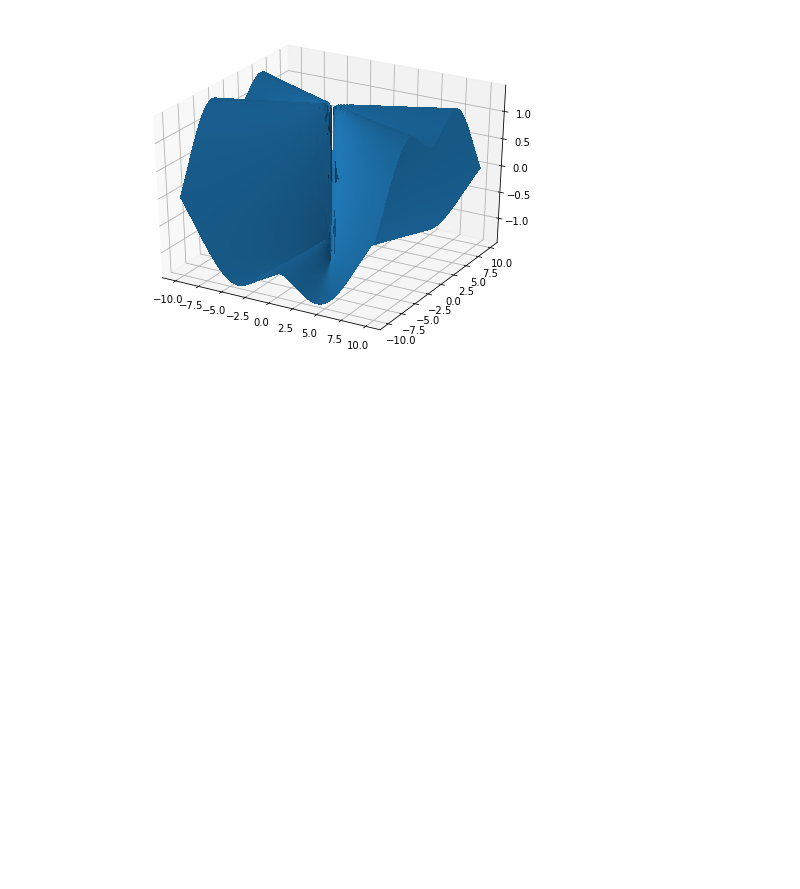
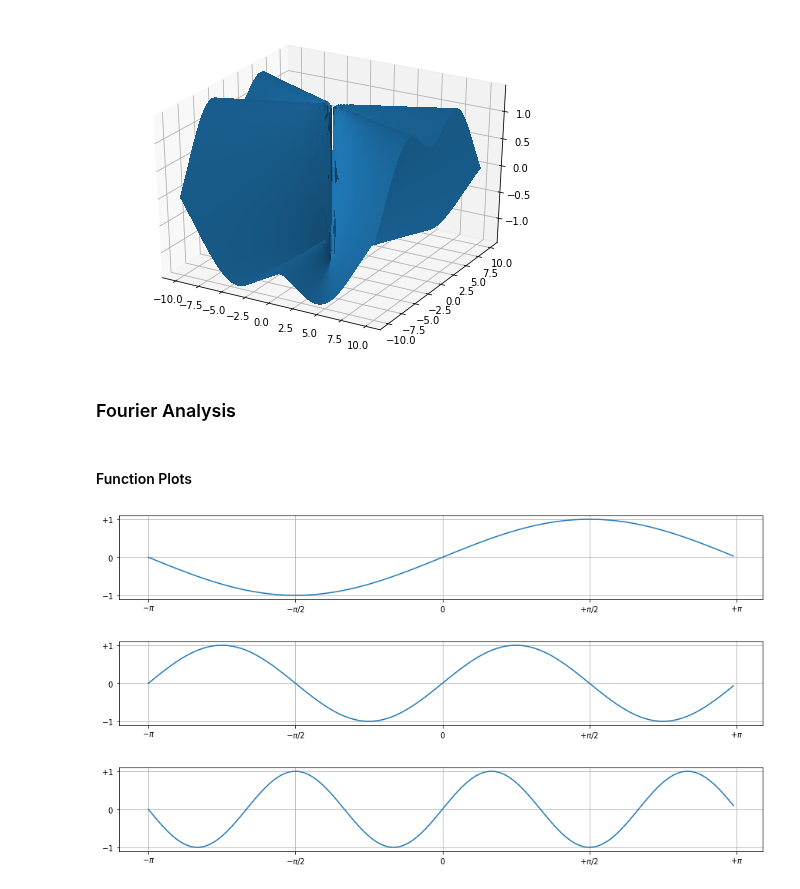
Before and after one commit to apefind/math, a Jupyter notebook: jupyter/calculus.ipynb, the cells around one changed output. Drawn from its saved outputs; the diff is of its cells as text; code cells hidden in the pictures; blank space fills up the shorter version.

```diff
--- a/jupyter/calculus.ipynb
+++ b/jupyter/calculus.ipynb
@@ -73,3 +77,33 @@ plot_mapping(lambdify((x, y), u.diff(y).diff(x), modules='numpy'),
              s=s)
 # %% [output]
 [figure]
+# %% [markdown]
+### Fourier Analysis
+# %% [markdown]
+#### Function Plots
+# %%
+def plot_periodic_function(f, s=0.05, size=(15, 2)):
+    X = np.arange(-np.pi, np.pi, s)
+    Y = f(X)
+    fig, ax = plot.subplots()
+    fig.set_size_inches(*size)
+    ax.plot(X, Y)
+    ax.grid()
+    plot.xticks([-np.pi, -np.pi/2, 0, np.pi/2, np.pi], [r'$-\pi$', r'$-\pi/2$', r'$0$', r'$+\pi/2$', r'$+\pi$'])
+    plot.yticks([-1, 0, +1], [r'$-1$', r'$0$', r'$+1$'])
+    plot.show()
+# %%
+def a_sin_n(x, a=1.0, n=1):
+    return a * np.sin(n * x)
+
+
+def b_cos_m(x, b=1.0, m=1):
+    return b * np.cos(m * x)
+# %%
+a = 1.0
+for n in range(1, 4):
+    plot_periodic_function(lambda x: a_sin_n(x, a, n))
+# %% [output]
+[figure, added]
+[figure, added]
+[figure, added]
```
Also changed, not shown: parts of 14 cells of this notebook, 6 other files.
